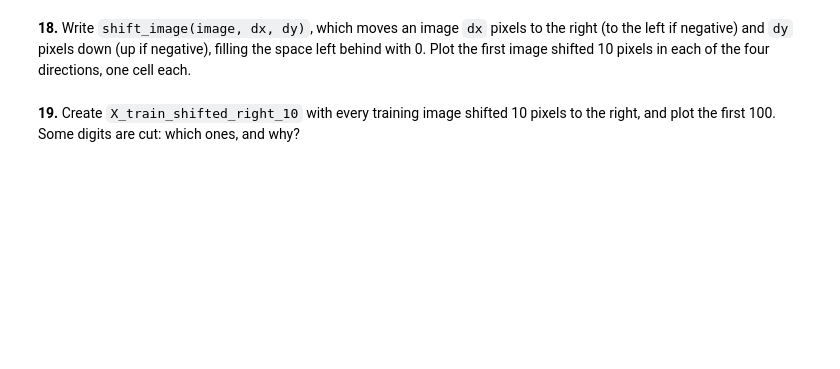
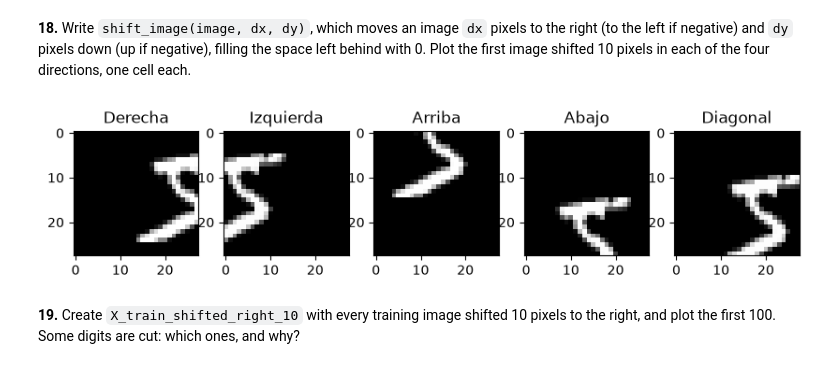
Before and after one commit to Simons23s/numpy-mnist, a Jupyter notebook: mnist_numpy.ipynb, the cells around one changed output. Cells and saved outputs as stored; diff of their text form; code cells hidden in the pictures; blank space fills up the shorter version.

```diff
--- a/mnist_numpy.ipynb
+++ b/mnist_numpy.ipynb
@@ -426,4 +507,53 @@ plt.show()
 # %% [markdown]
 **18.** Write `shift_image(image, dx, dy)`, which moves an image `dx` pixels to the right (to the left if negative) and `dy` pixels down (up if negative), filling the space left behind with 0. Plot the first image shifted 10 pixels in each of the four directions, one cell each.
+# %%
+def shift_image(image, dx, dy):
+    horizontal = np.zeros_like(image)
+    vertical = np.zeros_like(image)
+
+    if dx > 0:
+        horizontal[:, dx:] = image[:, :-dx]
+    elif dx < 0:
+        horizontal[:, :dx] = image[:, -dx:]
+    else:
+        horizontal = image.copy()
+
+    if dy > 0:
+        vertical[dy:, :] = horizontal[:-dy, :]
+    elif dy < 0:
+        vertical[:dy, :] = horizontal[-dy:, :]
+    else:
+        vertical = horizontal.copy()
+
+    return vertical
+
+imagen = X_train[0]
+
+derecha = shift_image(imagen, 10, 0)
+izquierda = shift_image(imagen, -10, 0)
+arriba = shift_image(imagen, 0, -10)
+abajo = shift_image(imagen, 0, 10)
+diagonal = shift_image(X_train[0], 5, 5)
+
+fig, axes = plt.subplots(1, 5, figsize=(10, 2))
+
+axes[0].imshow(derecha, cmap="gray")
+axes[0].set_title("Derecha")
+
+axes[1].imshow(izquierda, cmap="gray")
+axes[1].set_title("Izquierda")
+
+axes[2].imshow(arriba, cmap="gray")
+axes[2].set_title("Arriba")
+
+axes[3].imshow(abajo, cmap="gray")
+axes[3].set_title("Abajo")
+
+axes[4].imshow(diagonal, cmap="gray")
+axes[4].set_title("Diagonal")
+
+plt.show()
+# %% [output]
+[figure, added]
 # %% [markdown]
 **19.** Create `X_train_shifted_right_10` with every training image shifted 10 pixels to the right, and plot the first 100. Some digits are cut: which ones, and why?
```
Also changed, not shown: parts of 5 cells of this notebook.
